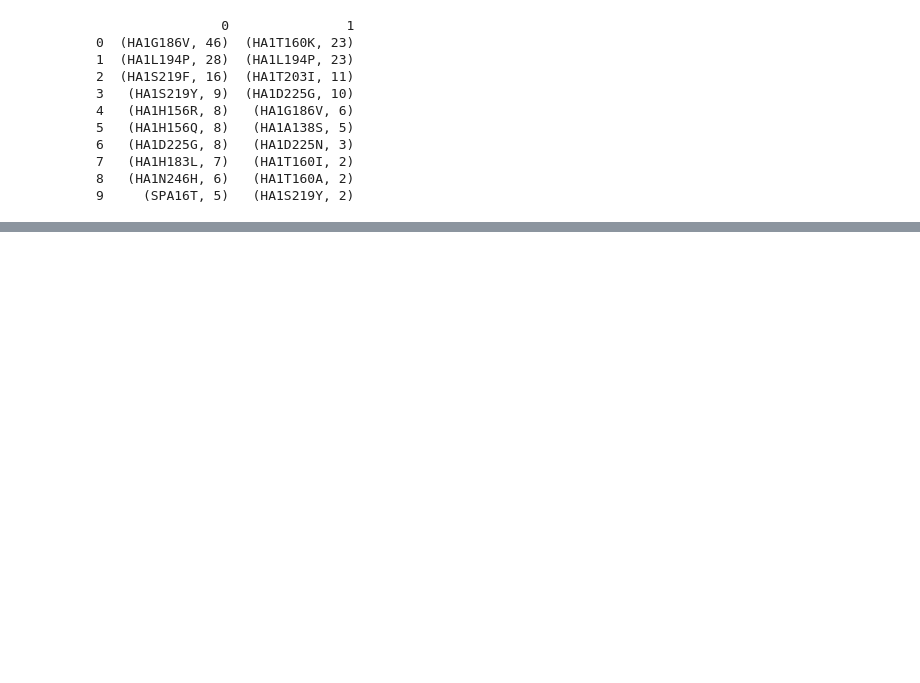
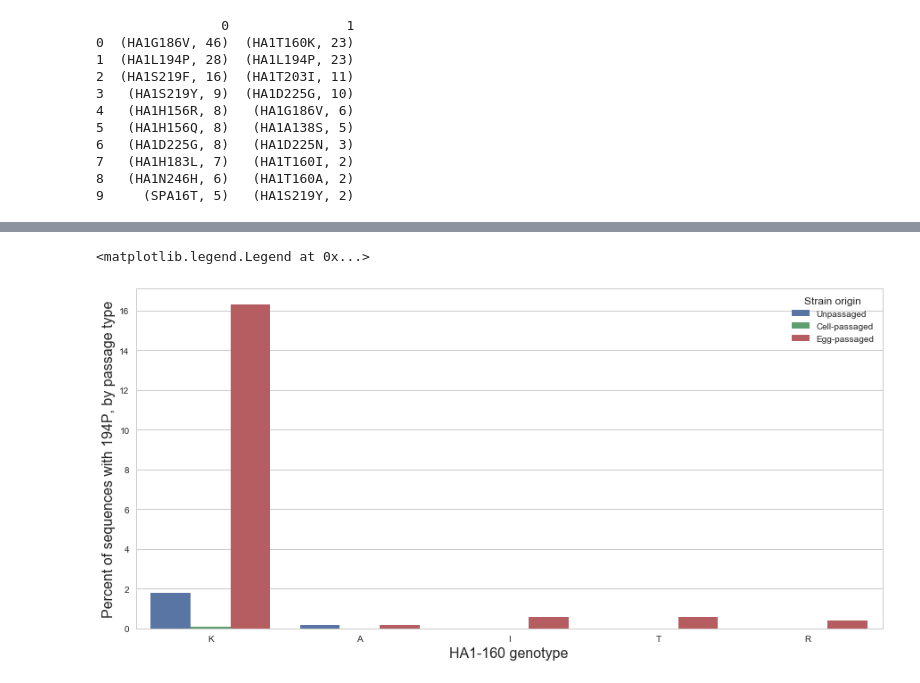
Before and after one commit to blab/egg-passage, a Jupyter notebook: 160_linked_mutations.ipynb, the cells around one changed output, grey strips where cells are left out. Cells and saved outputs as stored; diff of their text form; code cells hidden in the pictures; blank space fills up the shorter version.

```diff
--- a/160_linked_mutations.ipynb
+++ b/160_linked_mutations.ipynb
@@ -163,0 +198,18 @@ print(pd.DataFrame(top_muts))
+# %%
+#Look for link between 194 and 160 genotypes within all strains
+
+group194p = df[df[194]=='P'].groupby('passage')[160].value_counts().rename(columns={160:'prev'}).reset_index()
+
+#Normalize by total number of seqs per passage type
+passage_totals = {'0':len(df[df.passage=='0']), 'egg':len(df[df.passage=='egg']), 'cell':len(df[df.passage=='cell'])}
+group194p['prev_norm'] = group194p[0] / group194p['passage'].map(passage_totals)*100.0
+
+fig, ax = plt.subplots(figsize=(15,7))
+fig = sns.barplot(x=160, y= 'prev_norm', hue='passage', data = group194p, ax=ax)
+plt.xlabel('HA1-160 genotype', fontsize=16)
+plt.ylabel('Percent of sequences with 194P, by passage type', fontsize=16)
+handles, _ = ax.get_legend_handles_labels()
+ax.legend(handles, ["Unpassaged", "Cell-passaged", "Egg-passaged"], title='Strain origin', loc=1)
+# %% [output]
+<matplotlib.legend.Legend at 0x...>
+[figure, added]
```
Also changed, not shown: parts of 5 cells of this notebook.
